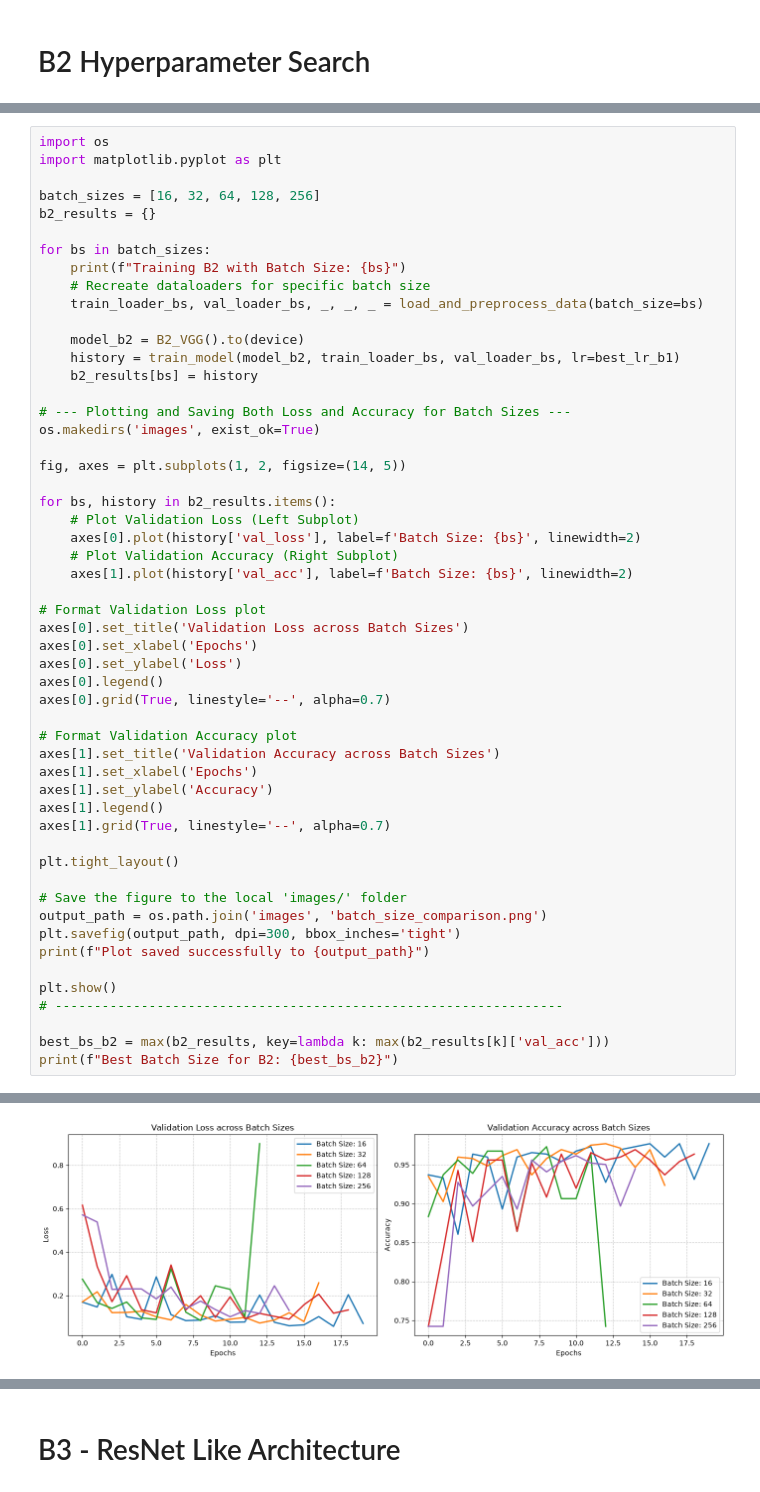
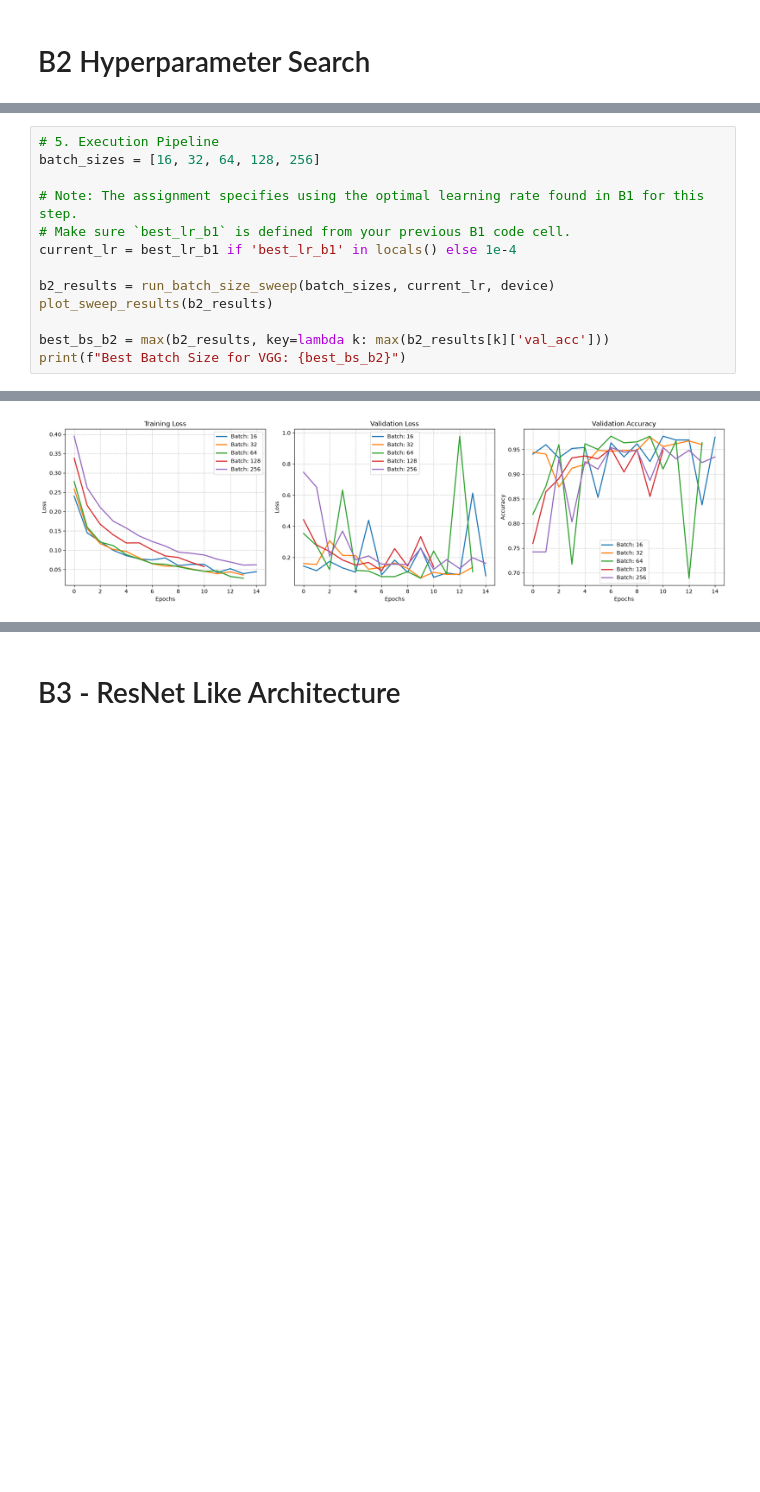
Before and after one commit to AkshayNarayananB/NeuralNetworks, a Jupyter notebook: NB_1.ipynb, the cells around one changed output, grey strips where cells are left out. Saved outputs shown, nothing was run; the diff lists cells and outputs as text; blank space fills up the shorter version.

```diff
--- a/NB_1.ipynb
+++ b/NB_1.ipynb
@@ -273,54 +439,14 @@ class B2_VGG(nn.Module):
 # %%
-import os
-import matplotlib.pyplot as plt
+# 5. Execution Pipeline
+batch_sizes = [16, 32, 64, 128, 256]
 
-batch_sizes = [16, 32, 64, 128, 256]
-b2_results = {}
+# Note: The assignment specifies using the optimal learning rate found in B1 for this step.
+# Make sure `best_lr_b1` is defined from your previous B1 code cell.
+current_lr = best_lr_b1 if 'best_lr_b1' in locals() else 1e-4
 
-for bs in batch_sizes:
-    print(f"Training B2 with Batch Size: {bs}")
-    # Recreate dataloaders for specific batch size
-    train_loader_bs, val_loader_bs, _, _, _ = load_and_preprocess_data(batch_size=bs)
-
-    model_b2 = B2_VGG().to(device)
-    history = train_model(model_b2, train_loader_bs, val_loader_bs, lr=best_lr_b1)
-    b2_results[bs] = history
-
-# --- Plotting and Saving Both Loss and Accuracy for Batch Sizes ---
-os.makedirs('images', exist_ok=True)
-
-fig, axes = plt.subplots(1, 2, figsize=(14, 5))
-
-for bs, history in b2_results.items():
-    # Plot Validation Loss (Left Subplot)
-    axes[0].plot(history['val_loss'], label=f'Batch Size: {bs}', linewidth=2)
-    # Plot Validation Accuracy (Right Subplot)
-    axes[1].plot(history['val_acc'], label=f'Batch Size: {bs}', linewidth=2)
-
-# Format Validation Loss plot
-axes[0].set_title('Validation Loss across Batch Sizes')
-axes[0].set_xlabel('Epochs')
-axes[0].set_ylabel('Loss')
-axes[0].legend()
-axes[0].grid(True, linestyle='--', alpha=0.7)
-
-# Format Validation Accuracy plot
-axes[1].set_title('Validation Accuracy across Batch Sizes')
-axes[1].set_xlabel('Epochs')
-axes[1].set_ylabel('Accuracy')
-axes[1].legend()
-axes[1].grid(True, linestyle='--', alpha=0.7)
-
-plt.tight_layout()
-
-# Save the figure to the local 'images/' folder
-output_path = os.path.join('images', 'batch_size_comparison.png')
-plt.savefig(output_path, dpi=300, bbox_inches='tight')
-print(f"Plot saved successfully to {output_path}")
-
-plt.show()
-# -----------------------------------------------------------------
+b2_results = run_batch_size_sweep(batch_sizes, current_lr, device)
+plot_sweep_results(b2_results)
 
 best_bs_b2 = max(b2_results, key=lambda k: max(b2_results[k]['val_acc']))
-print(f"Best Batch Size for B2: {best_bs_b2}")
+print(f"Best Batch Size for VGG: {best_bs_b2}")
 # %% [output]
@@ -342 +469 @@ Plot saved successfully to images/batch_size_comparison.png
-[figure, old version]
+[figure, new version]
```
Also changed, not shown: parts of 19 cells of this notebook, 13 other files.
